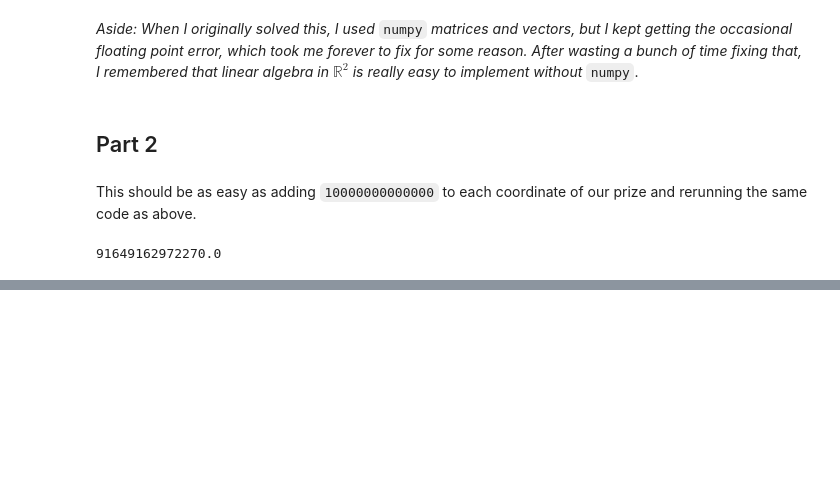
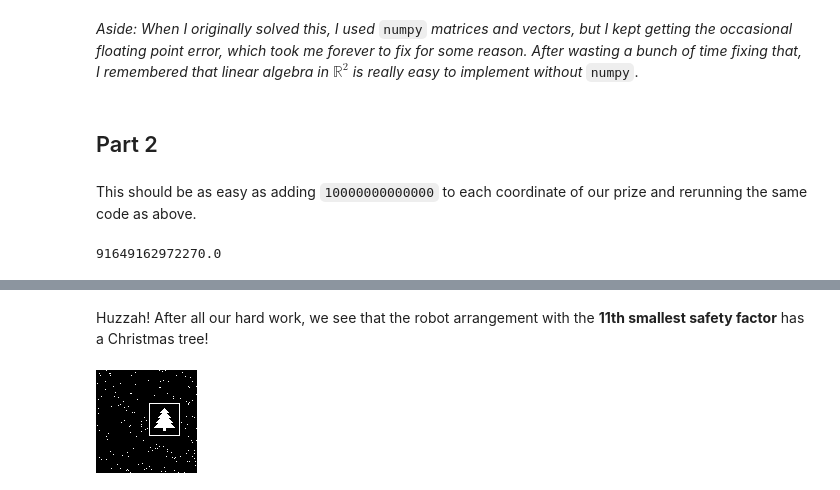
Before and after one commit to andrewmniu/Advent-Of-Code-2024, a Jupyter notebook: Solutions.ipynb, the cells around one changed output, grey strips where cells are left out. Saved outputs shown, nothing was run; the diff lists cells and outputs as text; code cells hidden in the pictures; blank space fills up the shorter version.

```diff
--- a/Solutions.ipynb
+++ b/Solutions.ipynb
@@ -964,0 +1085,6 @@ tokens
+# %% [markdown]
+Huzzah! After all our hard work, we see that the robot arrangement with the **11th smallest safety factor** has a Christmas tree!
+# %%
+print_robot_positions(robot_arrangements[10][1])
+# %% [output]
+[figure, added]
```
Also changed, not shown: parts of 22 cells of this notebook.
